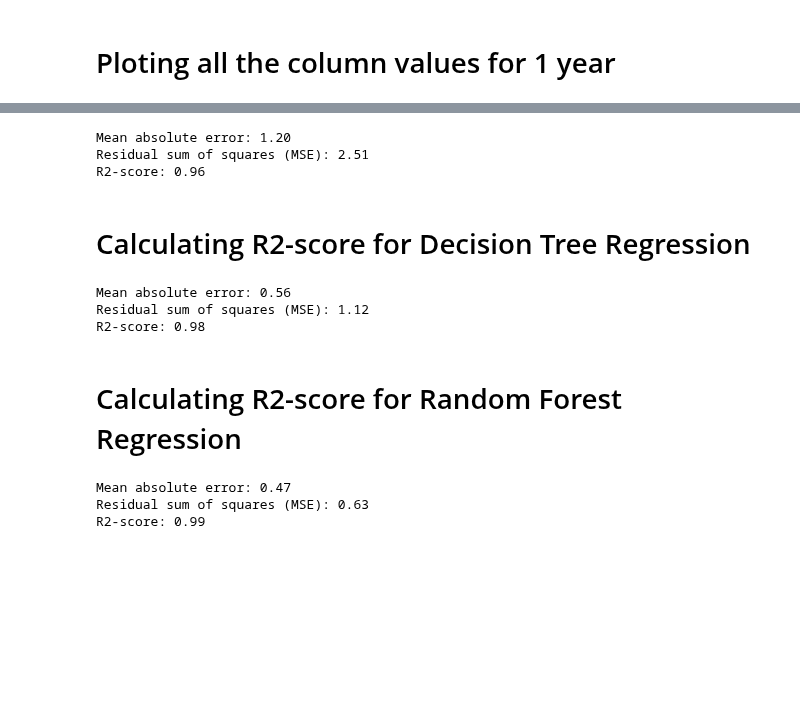
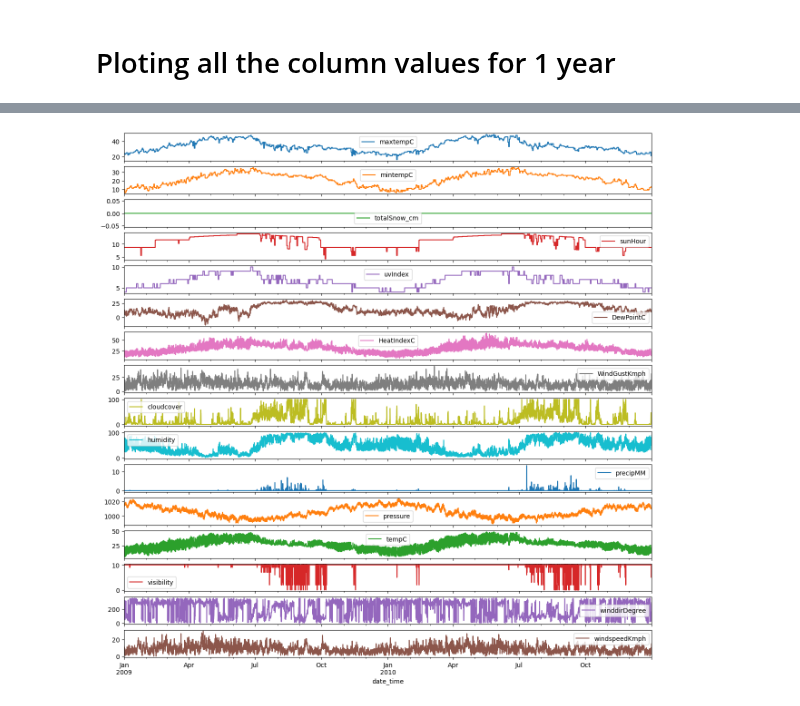
Before and after one commit to juneedpk/vscode-jupyter, a Jupyter notebook: projects/Weather-Forecasting/forecast.ipynb, the cells around one changed output, grey strips where cells are left out. Saved outputs shown, nothing was run; the diff lists cells and outputs as text; code cells hidden in the pictures; blank space fills up the shorter version.

```diff
--- a/projects/Weather-Forecasting/forecast.ipynb
+++ b/projects/Weather-Forecasting/forecast.ipynb
@@ -126,2 +82,7 @@ array([<matplotlib.axes._subplots.AxesSubplot object at 0x...>,
+# %%
+# dropping columns which are not required
+
+df = df.drop(['moon_illumination', 'moonrise','moonset','uvIndex.1',
+              'sunrise','sunset','uvIndex.1','FeelsLikeC','WindChillC'], axis=1)
 # %% [markdown]
 # Ploting all the column values for 1 year
@@ -350,30 +89,7 @@ from sklearn.metrics import r2_score
-# %%
-print("Mean absolute error: %.2f" % np.mean(np.absolute(prediction - test_y)))
-print("Residual sum of squares (MSE): %.2f" % np.mean((prediction - test_y) ** 2))
-print("R2-score: %.2f" % r2_score(test_y,prediction ) )
-# %% [output]
-Mean absolute error: 1.20
-Residual sum of squares (MSE): 2.51
-R2-score: 0.96
-# %% [markdown]
-# Calculating R2-score for Decision Tree Regression
-# %%
-print("Mean absolute error: %.2f" % np.mean(np.absolute(prediction2 - test_y)))
-print("Residual sum of squares (MSE): %.2f" % np.mean((prediction2 - test_y) ** 2))
-print("R2-score: %.2f" % r2_score(test_y,prediction2 ) )
-# %% [output]
-Mean absolute error: 0.56
-Residual sum of squares (MSE): 1.12
-R2-score: 0.98
-# %% [markdown]
-# Calculating R2-score for Random Forest Regression
-# %%
-from sklearn.metrics import r2_score
-
-print("Mean absolute error: %.2f" % np.mean(np.absolute(prediction3 - test_y)))
-print("Residual sum of squares (MSE): %.2f" % np.mean((prediction3 - test_y) ** 2))
-print("R2-score: %.2f" % r2_score(test_y,prediction3 ) )
-# %% [output]
-Mean absolute error: 0.47
-Residual sum of squares (MSE): 0.63
-R2-score: 0.99
+# %%
+# plotting the columns to see the trend for 2009-2010
+
+df['2009':'2010'].plot(subplots=True, figsize=(15, 15))
+plt.show()
+# %% [output]
+[figure, added]
```
Also changed, not shown: parts of 49 cells of this notebook, 2 other files.
